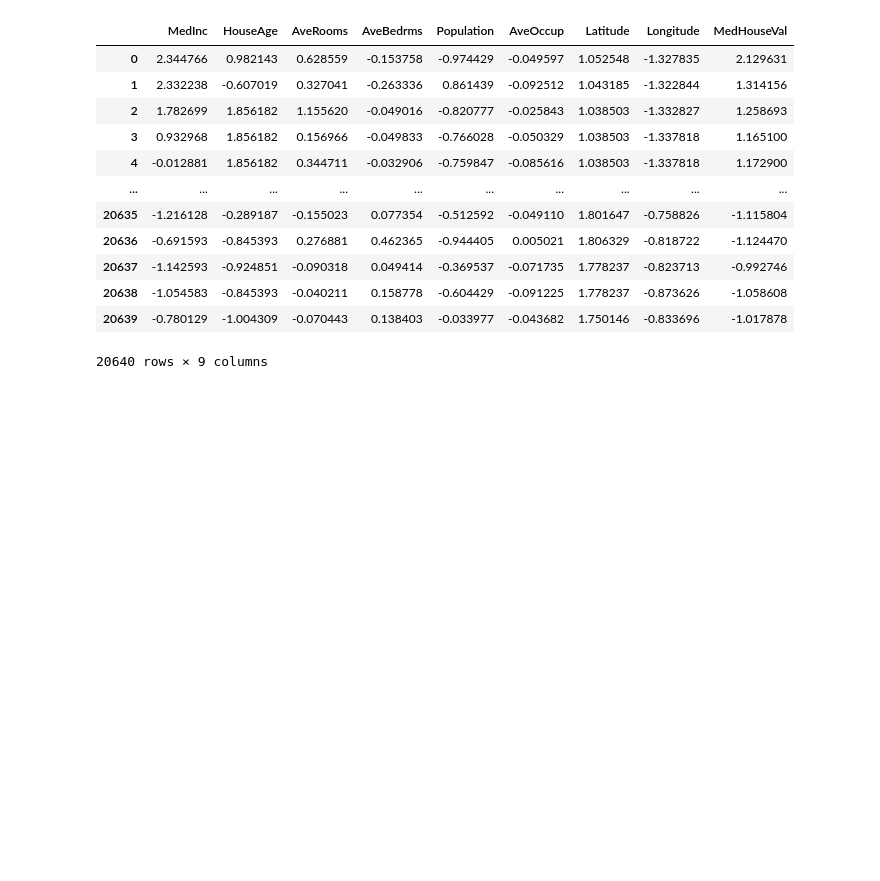
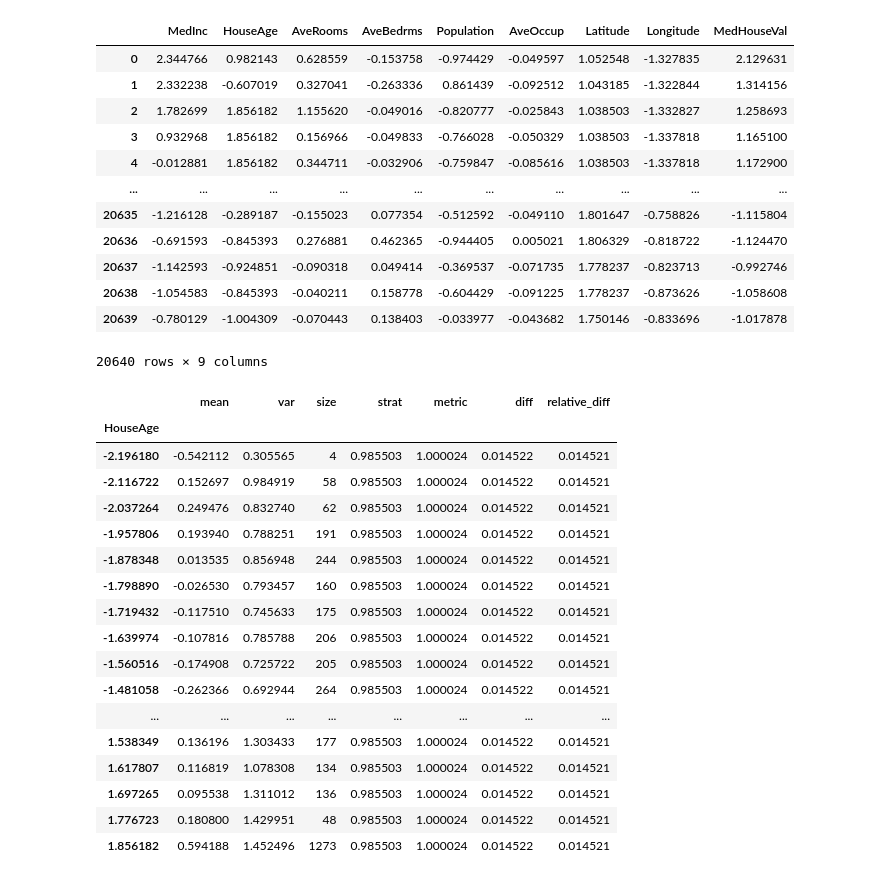
Before and after one commit to Dmatryus/dmml-lab, a Jupyter notebook: experiments/std_reduction.ipynb, the cells around one changed output. Drawn from its saved outputs; the diff is of its cells as text; code cells hidden in the pictures; blank space fills up the shorter version.

```diff
--- a/experiments/std_reduction.ipynb
+++ b/experiments/std_reduction.ipynb
@@ -572,6 +563,27 @@ data
 | 20638 | -1.054583 | -0.845393 | -0.040211 | 0.158778 | -0.604429 | -0.091225 | 1.778237 | -0.873626 | -1.058608 |
 | 20639 | -0.780129 | -1.004309 | -0.070443 | 0.138403 | -0.033977 | -0.043682 | 1.750146 | -0.833696 | -1.017878 |
 20640 rows × 9 columns
+# %%
+Std(data.target, "HouseAge", "strat").calc(data.data)
+# %% [output]
+|  | mean | var | size | strat | metric | diff | relative_diff |
+| HouseAge |  |  |  |  |  |  |  |
+| -2.196180 | -0.542112 | 0.305565 | 4 | 0.985503 | 1.000024 | 0.014522 | 0.014521 |
+| -2.116722 | 0.152697 | 0.984919 | 58 | 0.985503 | 1.000024 | 0.014522 | 0.014521 |
+| -2.037264 | 0.249476 | 0.832740 | 62 | 0.985503 | 1.000024 | 0.014522 | 0.014521 |
+| -1.957806 | 0.193940 | 0.788251 | 191 | 0.985503 | 1.000024 | 0.014522 | 0.014521 |
+| -1.878348 | 0.013535 | 0.856948 | 244 | 0.985503 | 1.000024 | 0.014522 | 0.014521 |
+| -1.798890 | -0.026530 | 0.793457 | 160 | 0.985503 | 1.000024 | 0.014522 | 0.014521 |
+| -1.719432 | -0.117510 | 0.745633 | 175 | 0.985503 | 1.000024 | 0.014522 | 0.014521 |
+| -1.639974 | -0.107816 | 0.785788 | 206 | 0.985503 | 1.000024 | 0.014522 | 0.014521 |
+| -1.560516 | -0.174908 | 0.725722 | 205 | 0.985503 | 1.000024 | 0.014522 | 0.014521 |
+| -1.481058 | -0.262366 | 0.692944 | 264 | 0.985503 | 1.000024 | 0.014522 | 0.014521 |
+| ... | ... | ... | ... | ... | ... | ... | ... |
+| 1.538349 | 0.136196 | 1.303433 | 177 | 0.985503 | 1.000024 | 0.014522 | 0.014521 |
+| 1.617807 | 0.116819 | 1.078308 | 134 | 0.985503 | 1.000024 | 0.014522 | 0.014521 |
+| 1.697265 | 0.095538 | 1.311012 | 136 | 0.985503 | 1.000024 | 0.014522 | 0.014521 |
+| 1.776723 | 0.180800 | 1.429951 | 48 | 0.985503 | 1.000024 | 0.014522 | 0.014521 |
+| 1.856182 | 0.594188 | 1.452496 | 1273 | 0.985503 | 1.000024 | 0.014522 | 0.014521 |
 # %%
 # mini_batch_kmeans = MiniBatchKMeans(n_clusters=10)
 # one_segmentation_experiment(data=data, model=mini_batch_kmeans)
```
Also changed, not shown: parts of 8 cells of this notebook, 2 other files.
